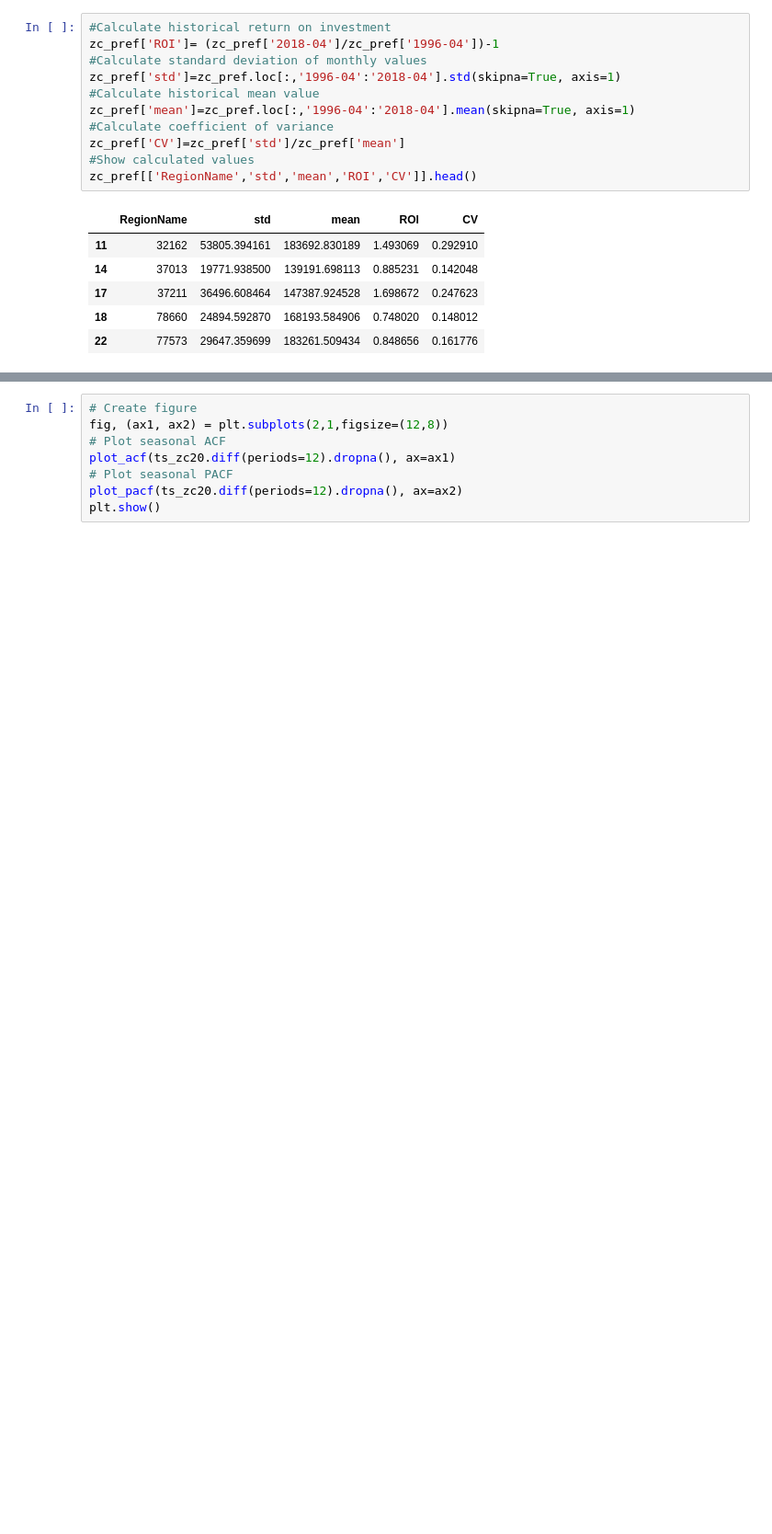
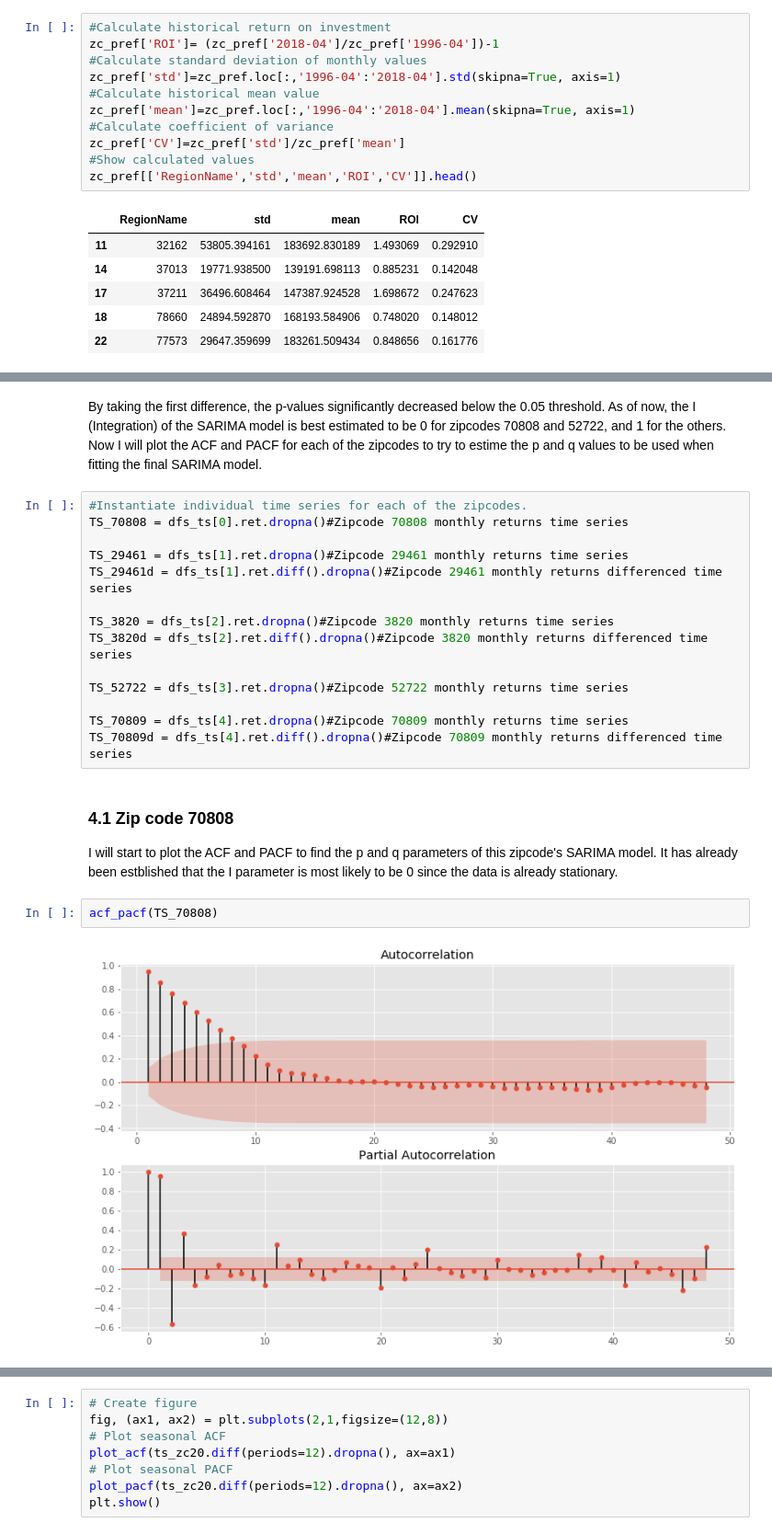
Before and after one commit to feraguilari/dsc-mod-4-project-online-ds-pt-021119, a Jupyter notebook: student.ipynb, the cells around one changed output, grey strips where cells are left out. Shown: that part at 92% size. Saved outputs shown, nothing was run; the diff lists cells and outputs as text; blank space fills up the shorter version.

```diff
--- a/student.ipynb
+++ b/student.ipynb
@@ -235,0 +414,23 @@ gmean*100*12
+# %% [markdown]
+By taking the first difference, the p-values significantly decreased below the 0.05 threshold. As of now, the I (Integration) of the SARIMA model is best estimated to be 0 for zipcodes 70808 and 52722, and 1 for the others. Now I will plot the ACF and PACF for each of the zipcodes to try to estime the p and q values to be used when fitting the final SARIMA model.
+# %%
+#Instantiate individual time series for each of the zipcodes.
+TS_70808 = dfs_ts[0].ret.dropna()#Zipcode 70808 monthly returns time series
+
+TS_29461 = dfs_ts[1].ret.dropna()#Zipcode 29461 monthly returns time series
+TS_29461d = dfs_ts[1].ret.diff().dropna()#Zipcode 29461 monthly returns differenced time series
+
+TS_3820 = dfs_ts[2].ret.dropna()#Zipcode 3820 monthly returns time series
+TS_3820d = dfs_ts[2].ret.diff().dropna()#Zipcode 3820 monthly returns differenced time series
+
+TS_52722 = dfs_ts[3].ret.dropna()#Zipcode 52722 monthly returns time series
+
+TS_70809 = dfs_ts[4].ret.dropna()#Zipcode 70809 monthly returns time series
+TS_70809d = dfs_ts[4].ret.diff().dropna()#Zipcode 70809 monthly returns differenced time series
+# %% [markdown]
+### 4.1 Zip code 70808
+I will start to plot the ACF and PACF to find the p and q parameters of this zipcode's SARIMA model. It has already been estblished that the I parameter is most likely to be 0 since the data is already stationary.
+# %%
+acf_pacf(TS_70808)
+# %% [output]
+[figure, added]
```
Also changed, not shown: parts of 43 cells of this notebook.
